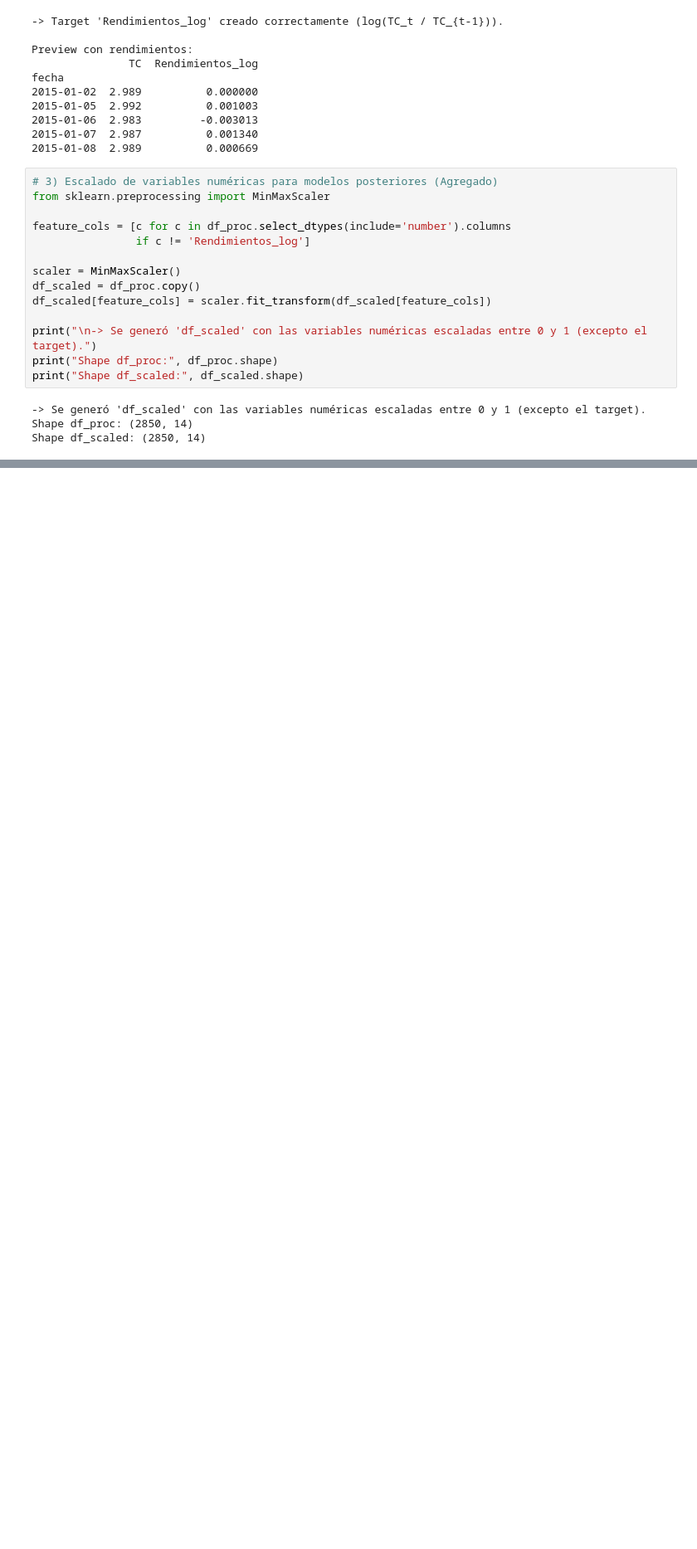
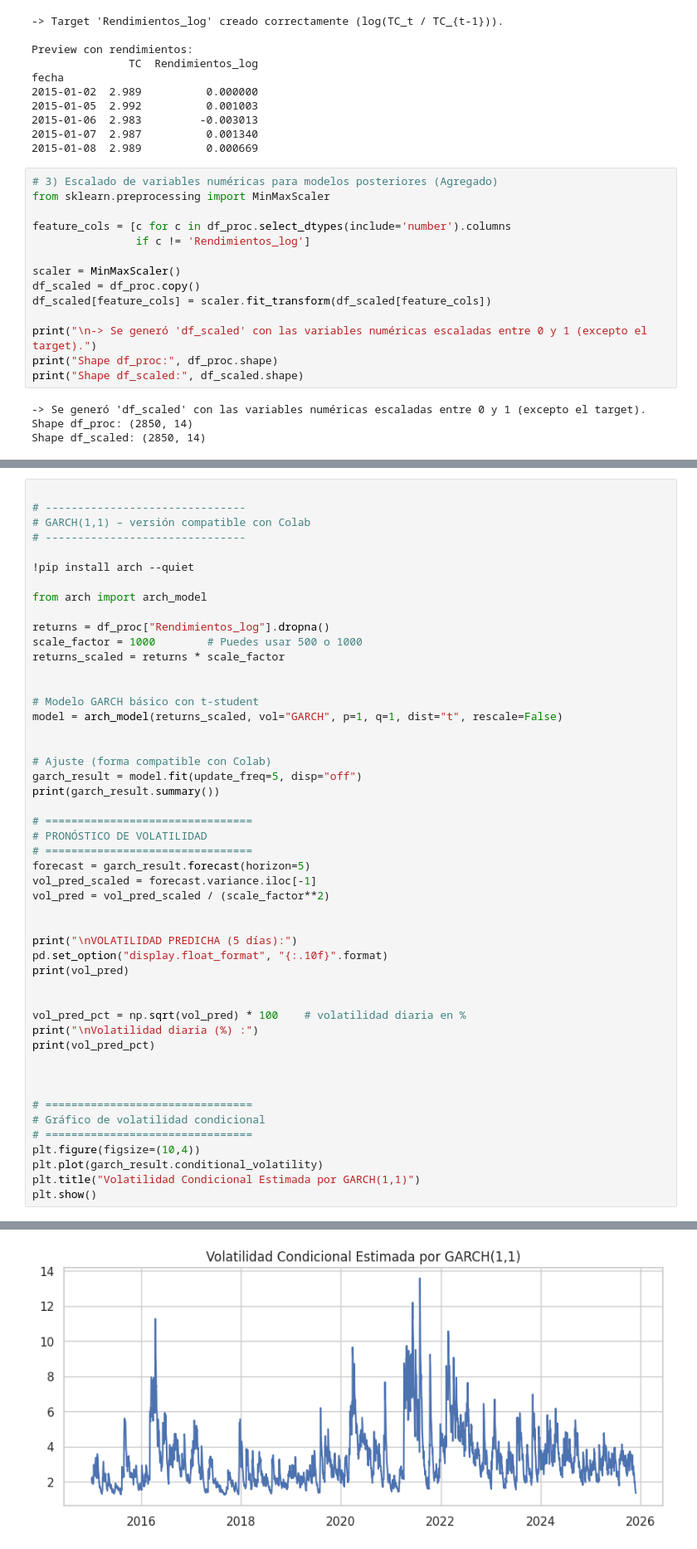
Before and after one commit to johnerick66/modelo-volatilidad, a Jupyter notebook: Modelo_Volatilidad_Grupo_4.ipynb, the cells around one changed output, grey strips where cells are left out. Shown: that part at 83% size. Cells and saved outputs as stored; diff of their text form; blank space fills up the shorter version.

```diff
--- a/Modelo_Volatilidad_Grupo_4.ipynb
+++ b/Modelo_Volatilidad_Grupo_4.ipynb
@@ -315,0 +574,50 @@ Shape df_scaled: (2850, 14)
+# %%
+
+# -------------------------------
+# GARCH(1,1) – versión compatible con Colab
+# -------------------------------
+
+!pip install arch --quiet
+
+from arch import arch_model
+
+returns = df_proc["Rendimientos_log"].dropna()
+scale_factor = 1000        # Puedes usar 500 o 1000
+returns_scaled = returns * scale_factor
+
+
+# Modelo GARCH básico con t-student
+model = arch_model(returns_scaled, vol="GARCH", p=1, q=1, dist="t", rescale=False)
+
+
+# Ajuste (forma compatible con Colab)
+garch_result = model.fit(update_freq=5, disp="off")
+print(garch_result.summary())
+
+# ================================
+# PRONÓSTICO DE VOLATILIDAD
+# ================================
+forecast = garch_result.forecast(horizon=5)
+vol_pred_scaled = forecast.variance.iloc[-1]
+vol_pred = vol_pred_scaled / (scale_factor**2)
+
+
+print("\nVOLATILIDAD PREDICHA (5 días):")
+pd.set_option("display.float_format", "{:.10f}".format)
+print(vol_pred)
+
+
+vol_pred_pct = np.sqrt(vol_pred) * 100    # volatilidad diaria en %
+print("\nVolatilidad diaria (%) :")
+print(vol_pred_pct)
+
+
+
+# ================================
+# Gráfico de volatilidad condicional
+# ================================
+plt.figure(figsize=(10,4))
+plt.plot(garch_result.conditional_volatility)
+plt.title("Volatilidad Condicional Estimada por GARCH(1,1)")
+plt.show()
+# %% [output]
@@ -315,0 +641 @@ Shape df_scaled: (2850, 14)
+[figure, added]
```
Also changed, not shown: parts of 19 cells of this notebook.
